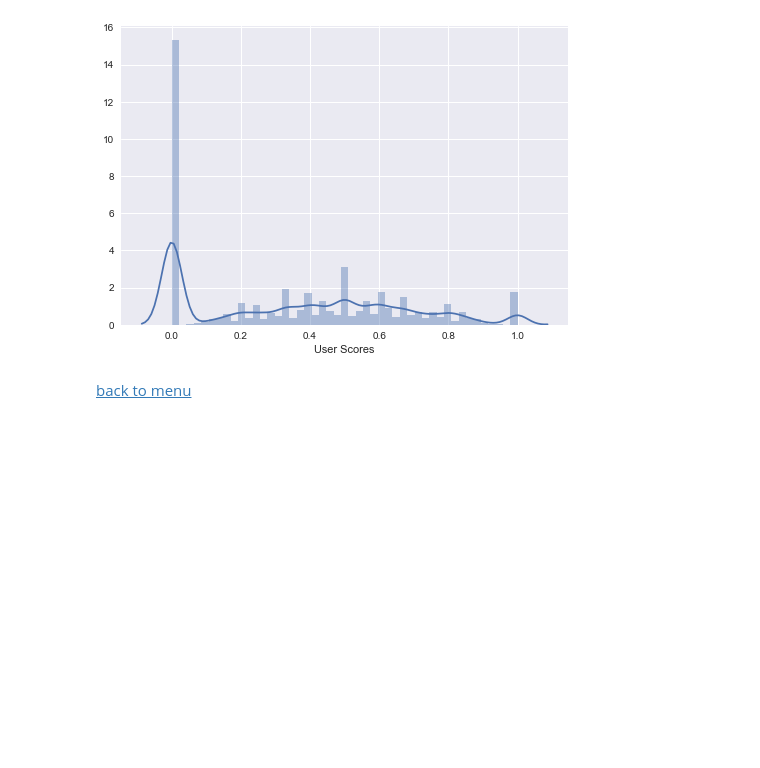
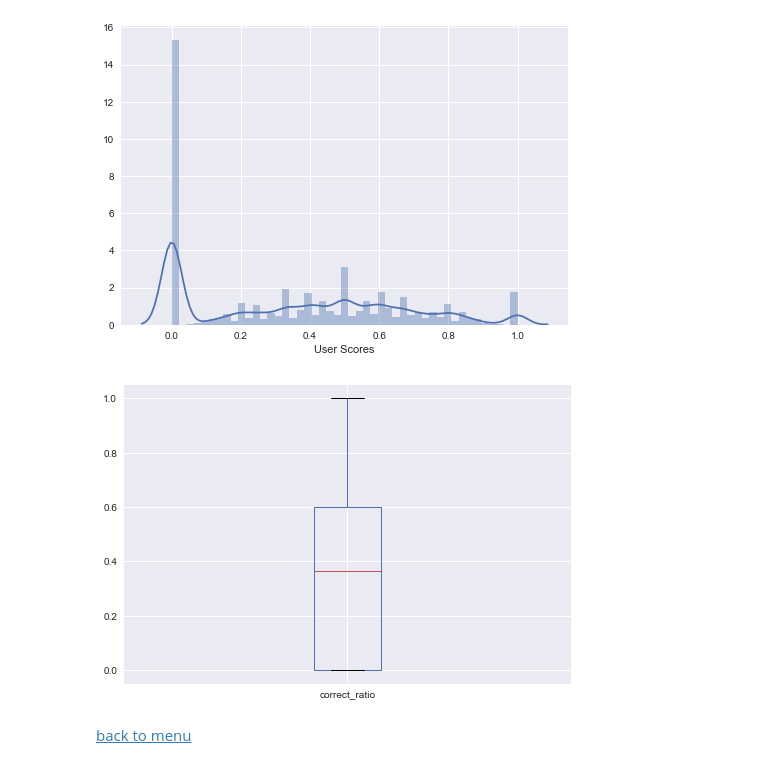
Before and after one commit to oserttas-math/predicting_assessment_mastery, a Jupyter notebook: notebooks/1.0-humburgc-initial_data_exploration.ipynb, the cells around one changed output. Drawn from its saved outputs; the diff is of its cells as text; code cells hidden in the pictures; blank space fills up the shorter version.

```diff
--- a/notebooks/1.0-humburgc-initial_data_exploration.ipynb
+++ b/notebooks/1.0-humburgc-initial_data_exploration.ipynb
@@ -231,0 +314,3 @@ ratio = correct_answer_count/question_count
+# %%
+# Create new dataframe grouped by user_id for future reference:
+df_by_userid = df.groupby('user_id')
@@ -231,0 +327,6 @@ ratio = correct_answer_count/question_count
+# %%
+# Save the total number of entries per user in the correct column:
+question_count = df_by_userid['correct'].count()
+
+# Print the first 5 observations and inspect:
+question_count.head()
@@ -259,0 +374,27 @@ df_user_score.head()
+# %%
+# Set up some variables to inspect ratios and distributions of correct, incorrect:
+
+# Save the total number of correct entries per user in the 'correct' column;
+# values are 0 (incorrect) and 1 (correct), so a sum of values in the column will do:
+correct_answer_count = df_by_userid['correct'].sum()
+
+# Save the total number of incorrect entries per user by subracting correct from total:
+incorrect_answer_count = question_count.subtract(correct_answer_count)
+
+# Save the ratio of correct answers per user, dividing by total:
+ratio = correct_answer_count/question_count
+
+# Build and save the dictionary and dataframe to look at user scores:
+user_score = {
+    'num_questions': question_count,
+    'num_correct': correct_answer_count,
+    'num_incorrect': incorrect_answer_count,
+    'correct_ratio': ratio
+}
+df_user_score = pd.DataFrame(user_score)
+
+# Rearrange the column order:
+df_user_score = df_user_score[['num_correct', 'num_incorrect', 'num_questions', 'correct_ratio']]
+
+# Inspect the structure and values in the first 5 rows of the user score dataframe:
+df_user_score.head()
@@ -262,6 +414,14 @@ sns.distplot(df_user_score.correct_ratio, axlabel='User Scores')
 plt.show()
 # %% [output]
 [figure]
+# %%
+# Create a box plot of the user scores:
+df_user_score.boxplot(column='correct_ratio')
+
+# Display the plot:
+plt.show()
+# %% [output]
+[figure, added]
 # %% [markdown]
 <a id='question_id' href='#top'>back to menu</a>
 # %% [markdown]
```
Also changed, not shown: parts of 59 cells of this notebook.
